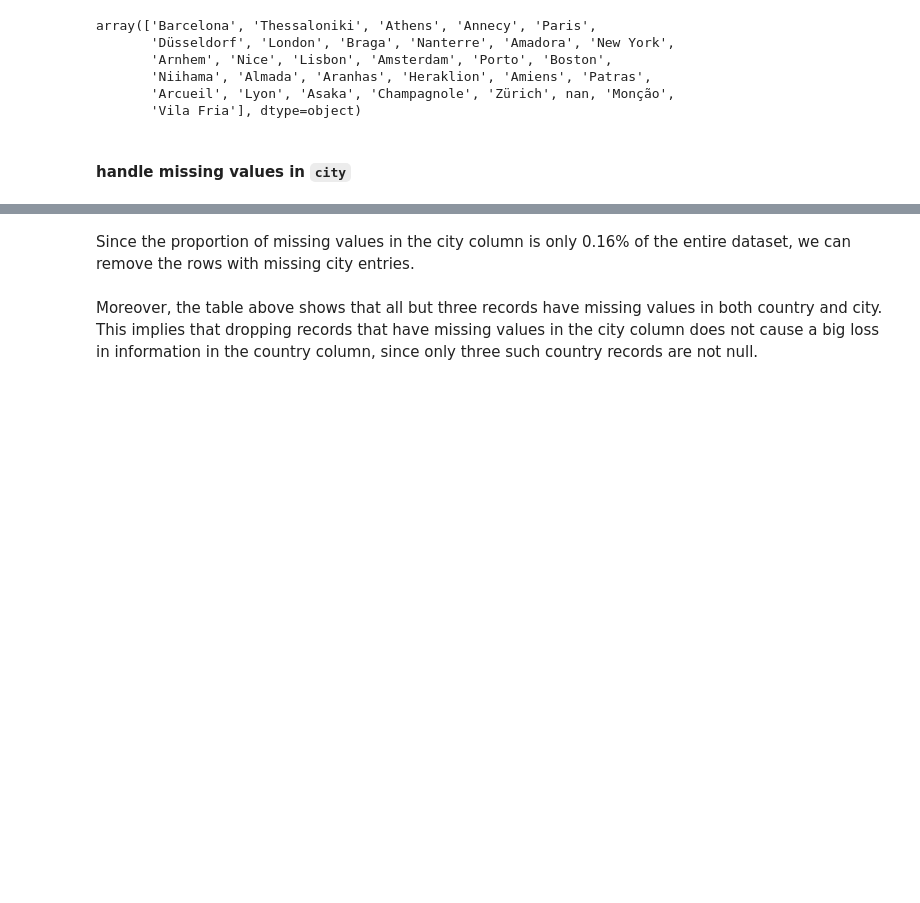
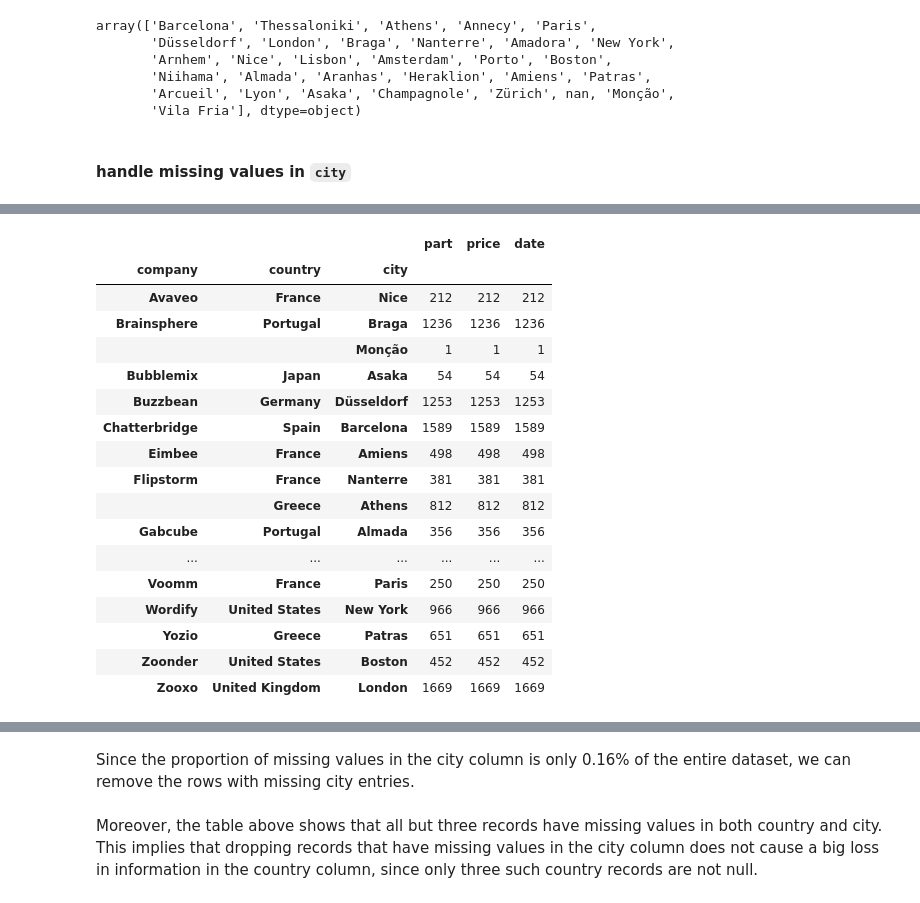
Before and after one commit to bugFreeYYS/Computational_Tools_Project1, a Jupyter notebook: Project 1 - Customer Database.ipynb, the cells around one changed output, grey strips where cells are left out. Cells and saved outputs as stored; diff of their text form; code cells hidden in the pictures; blank space fills up the shorter version.

```diff
--- a/Project 1 - Customer Database.ipynb
+++ b/Project 1 - Customer Database.ipynb
@@ -207,3 +394,24 @@ df[df.city.isnull()]
+# %%
+df.groupby(["company","country",'city']).count()
+# %% [output]
+|  |  |  | part | price | date |
+| company | country | city |  |  |  |
+| Avaveo | France | Nice | 212 | 212 | 212 |
+| Brainsphere | Portugal | Braga | 1236 | 1236 | 1236 |
+|  |  | Monção | 1 | 1 | 1 |
+| Bubblemix | Japan | Asaka | 54 | 54 | 54 |
+| Buzzbean | Germany | Düsseldorf | 1253 | 1253 | 1253 |
+| Chatterbridge | Spain | Barcelona | 1589 | 1589 | 1589 |
+| Eimbee | France | Amiens | 498 | 498 | 498 |
+| Flipstorm | France | Nanterre | 381 | 381 | 381 |
+|  | Greece | Athens | 812 | 812 | 812 |
+| Gabcube | Portugal | Almada | 356 | 356 | 356 |
+| ... | ... | ... | ... | ... | ... |
+| Voomm | France | Paris | 250 | 250 | 250 |
+| Wordify | United States | New York | 966 | 966 | 966 |
+| Yozio | Greece | Patras | 651 | 651 | 651 |
+| Zoonder | United States | Boston | 452 | 452 | 452 |
+| Zooxo | United Kingdom | London | 1669 | 1669 | 1669 |
 # %%
 prop_nan_city = len(df[df.city.isnull()])/len(df)
 prop_nan_city
```
Also changed, not shown: parts of 69 cells of this notebook.
